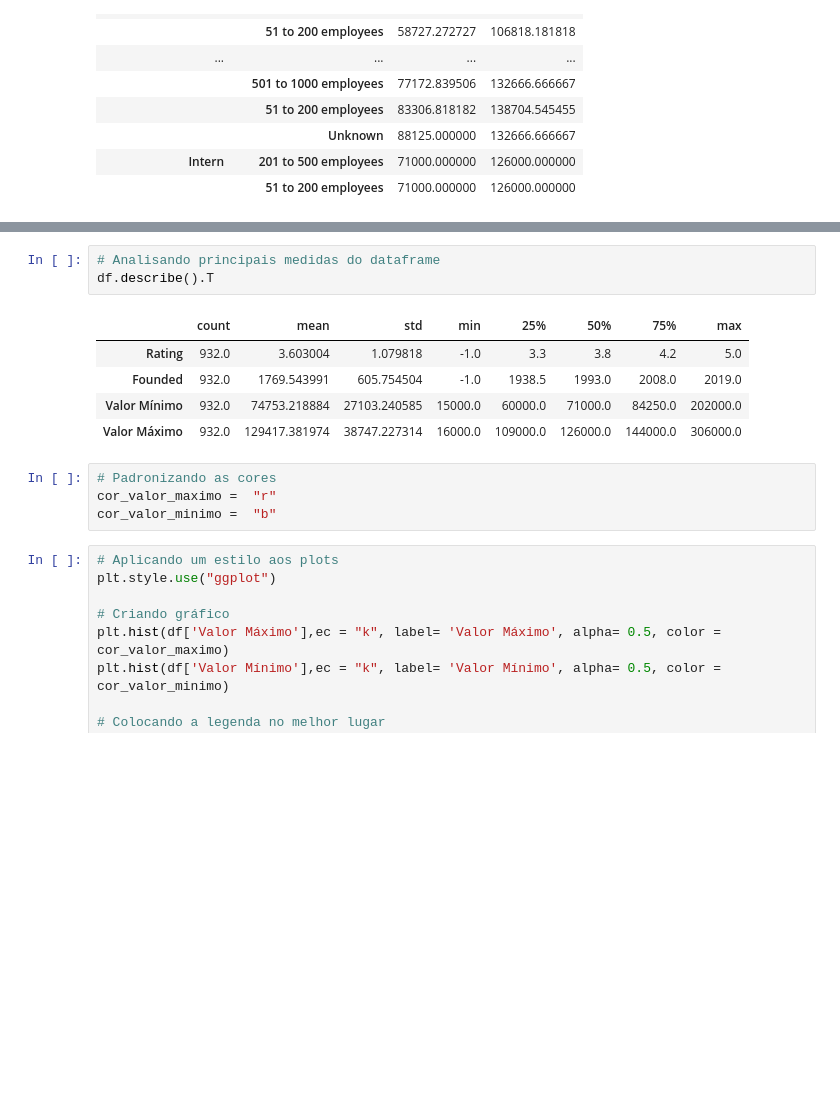
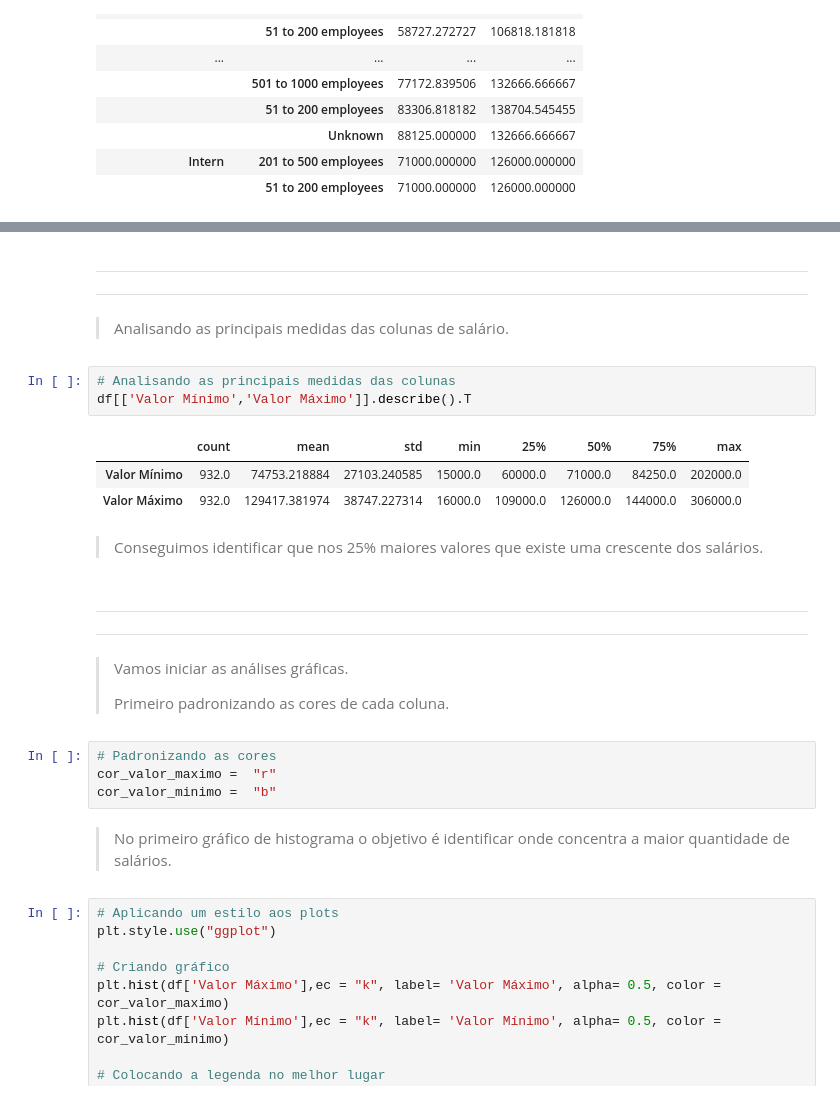
Before and after one commit to JoaoDaross/ProjetoFinalAwari, a Jupyter notebook: ProjetoFinalAwari.ipynb, the cells around one changed output, grey strips where cells are left out. Drawn from its saved outputs; the diff is of its cells as text; blank space fills up the shorter version.

```diff
--- a/ProjetoFinalAwari.ipynb
+++ b/ProjetoFinalAwari.ipynb
@@ -479,16 +554,41 @@ df.groupby(['Job Title', 'Size'])['Valor Mínimo', 'Valor Máximo'].mean()
+# %% [markdown]
+
+
+---
+
+
+
+---
+# %% [markdown]
+> Analisando as principais medidas das colunas de salário.
 # %%
-# Analisando principais medidas do dataframe
-df.describe().T
+# Analisando as principais medidas das colunas
+df[['Valor Mínimo','Valor Máximo']].describe().T
 # %% [output]
 |  | count | mean | std | min | 25% | 50% | 75% | max |
-| Rating | 932.0 | 3.603004 | 1.079818 | -1.0 | 3.3 | 3.8 | 4.2 | 5.0 |
-| Founded | 932.0 | 1769.543991 | 605.754504 | -1.0 | 1938.5 | 1993.0 | 2008.0 | 2019.0 |
 | Valor Mínimo | 932.0 | 74753.218884 | 27103.240585 | 15000.0 | 60000.0 | 71000.0 | 84250.0 | 202000.0 |
 | Valor Máximo | 932.0 | 129417.381974 | 38747.227314 | 16000.0 | 109000.0 | 126000.0 | 144000.0 | 306000.0 |
+# %% [markdown]
+> Conseguimos identificar que nos 25% maiores valores que existe uma crescente dos salários.
+# %% [markdown]
+
+
+---
+
+
+
+---
+# %% [markdown]
+> Vamos iniciar as análises gráficas.
+>
+>
+> Primeiro padronizando as cores de cada coluna.
 # %%
 # Padronizando as cores
 cor_valor_maximo =  "r"
 cor_valor_minimo =  "b"
+# %% [markdown]
+> No primeiro gráfico de histograma o objetivo é identificar onde concentra a maior quantidade de salários.
 # %%
 # Aplicando um estilo aos plots
 plt.style.use("ggplot")
```
Also changed, not shown: parts of 51 cells of this notebook.
